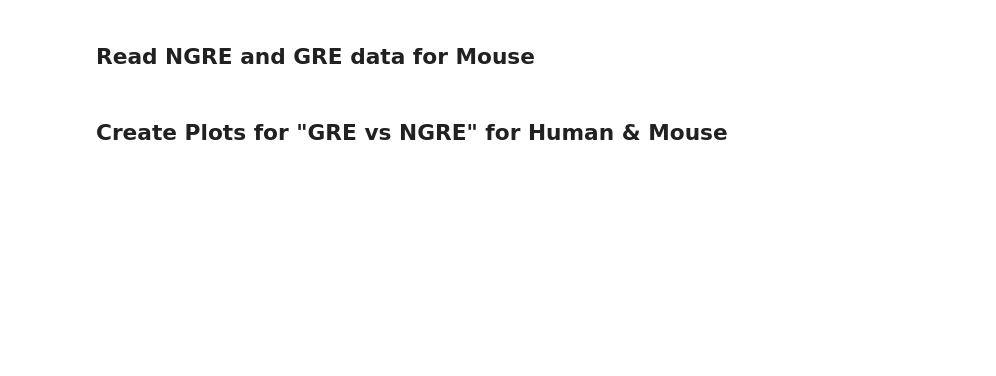
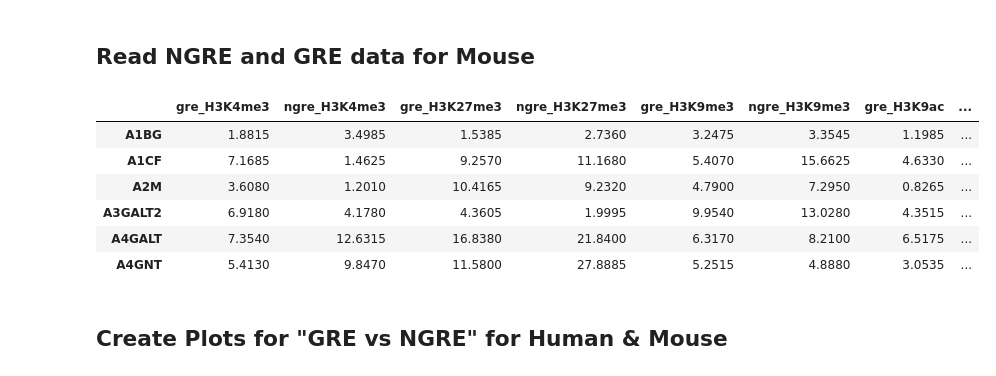
Before and after one commit to iganna/evo_epigen, a Jupyter notebook: scripts/analyse_genes.ipynb, the cells around one changed output. Drawn from its saved outputs; the diff is of its cells as text; code cells hidden in the pictures; blank space fills up the shorter version.

```diff
--- a/scripts/analyse_genes.ipynb
+++ b/scripts/analyse_genes.ipynb
@@ -24,8 +24,18 @@ path_results = '../results/'
 path_human = '../human/'
 path_mouse = '../mouse/'
 
+path_gene_annot = '../gene_annotation/'
+
+target_stats = c('gre', 'ngre')
+
+# Our tags only
+target_tags = c('H3K4me3', 'H3K27me3')
+
+# One additional tag for heterochromatin
 target_tags = c('H3K4me3', 'H3K27me3', 'H3K9me3')
-target_stats = c('gre', 'ngre')
+
+# With additional tags from Dasha: H3K9ac и H3K27ac
+target_tags = c('H3K4me3', 'H3K9ac', 'H3K27ac', 'H3K27me3', 'H3K9me3')
 # %% [markdown]
 ## Read NGRE and GRE data for Human
 # %%
@@ -70,30 +82,39 @@ stat_all_m = c()
 for(tag in target_tags)
 {
     for(stat in target_stats)  # GRE or NGRE
     {
         path_stat = paste0(c(path_mouse, stat, '/'), collapse = '')
         files = list.files(path_stat, pattern = paste0(c('*', tag, '.txt'), collapse=""))
 
         acc_stat = 0  # Accumulate GRE or NGRE, the mean across all cell lines
         for(file in files)
         {
             filename = paste0(path_stat, file)
 
             data = as.data.frame(read.table(filename,header  = TRUE))
             gene_names = data[,'gene']
             acc_stat = acc_stat + data[,'total_signal']
         }
         acc_stat = acc_stat/length(files)
         length(gene_names)
         length(acc_stat)
         names(acc_stat) <- gene_names
 
         file_acc_stat = paste0(c(path_results, 'mouse_', stat, '_', tag, '.txt'), collapse = '')
 
         write.table(file = file_acc_stat, x = acc_stat, quote = FALSE, col.names = FALSE)
 
         # Accumulate all statistics
         stat_all_m = cbind(stat_all_m, acc_stat)
         colnames(stat_all_m)[ncol(stat_all_m)] <- paste0(c(stat, tag), collapse = '_')
     }
 }
+head(stat_all_m)
+# %% [output]
+|  | gre_H3K4me3 | ngre_H3K4me3 | gre_H3K27me3 | ngre_H3K27me3 | gre_H3K9me3 | ngre_H3K9me3 | gre_H3K9ac | ... |
+| A1BG | 1.8815 | 3.4985 | 1.5385 | 2.7360 | 3.2475 | 3.3545 | 1.1985 | ... |
+| A1CF | 7.1685 | 1.4625 | 9.2570 | 11.1680 | 5.4070 | 15.6625 | 4.6330 | ... |
+| A2M | 3.6080 | 1.2010 | 10.4165 | 9.2320 | 4.7900 | 7.2950 | 0.8265 | ... |
+| A3GALT2 | 6.9180 | 4.1780 | 4.3605 | 1.9995 | 9.9540 | 13.0280 | 4.3515 | ... |
+| A4GALT | 7.3540 | 12.6315 | 16.8380 | 21.8400 | 6.3170 | 8.2100 | 6.5175 | ... |
+| A4GNT | 5.4130 | 9.8470 | 11.5800 | 27.8885 | 5.2515 | 4.8880 | 3.0535 | ... |
```
Also changed, not shown: parts of 6 cells of this notebook.
